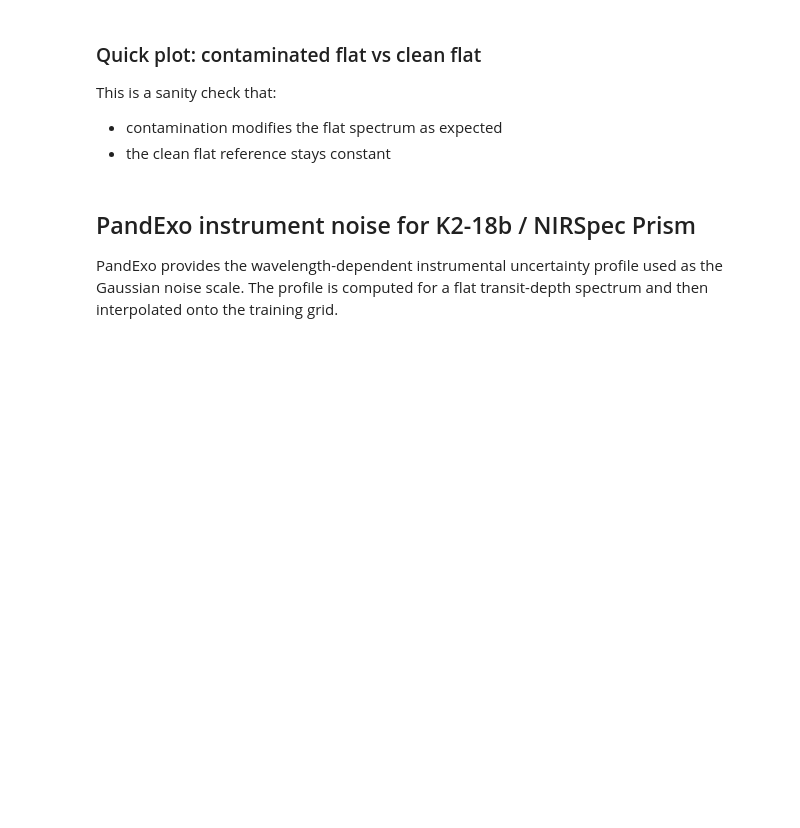
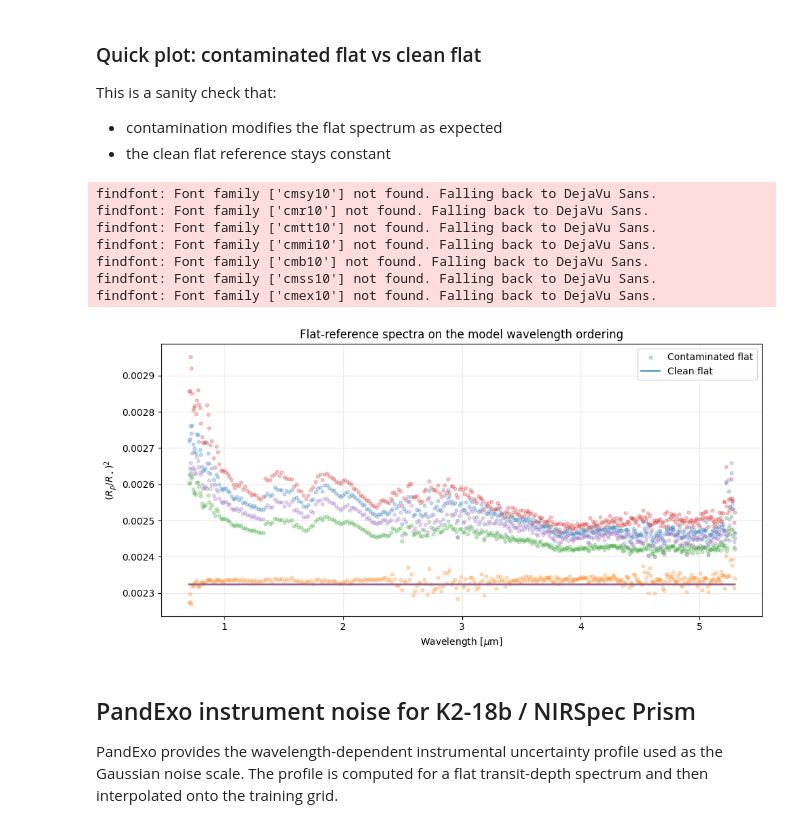
Before and after one commit to D4san/gdaespec, a Jupyter notebook: training-and-experiments/Sub_Neptune_Atmosphere/03_AE_Training.ipynb, the cells around one changed output. Drawn from its saved outputs; the diff is of its cells as text; code cells hidden in the pictures; blank space fills up the shorter version.

```diff
--- a/training-and-experiments/Sub_Neptune_Atmosphere/03_AE_Training.ipynb
+++ b/training-and-experiments/Sub_Neptune_Atmosphere/03_AE_Training.ipynb
@@ -190,17 +235,17 @@ training inputs.
 contamination_files = sorted(glob.glob("TLS/epsilon_T*_fspot*_ffac*.txt"))
 print("N contamination files found:", len(contamination_files))
 
-k2_18b_contam = apply_contaminations_from_files(
+k2_18b_contam_data = apply_contaminations_from_files(
     contamination_files,
     k2_18b,
     n_points=n_points,
 )
 
-flat_contam = apply_contaminations_from_files(
+flat_contam_data = apply_contaminations_from_files(
     contamination_files,
     flat,
     n_points=n_points,
 )
 
-print("k2_18b_contam:", k2_18b_contam.shape, "| data:", k2_18b_contam.data.shape)
-print("flat_contam:", flat_contam.shape, "| data:", flat_contam.data.shape)
+print("k2_18b_contam_data:", k2_18b_contam_data.shape)
+print("flat_contam_data:", flat_contam_data.shape)
@@ -253,3 +291,41 @@ plt.show()
+# %%
+wavelength_axis = np.asarray(waves[::-1], dtype=float)
+
+plt.figure(figsize=(10, 5))
+
+for draw_idx in range(5):
+    sample_idx = np.random.randint(0, flat_contam_data.shape[0])
+    plt.scatter(
+        wavelength_axis,
+        flat_contam_data[sample_idx].astype(float),
+        alpha=0.25,
+        s=12,
+        label="Contaminated flat" if draw_idx == 0 else None,
+    )
+    plt.plot(
+        wavelength_axis,
+        flat_mult_data[sample_idx].astype(float),
+        alpha=0.8,
+        linewidth=1.6,
+        label="Clean flat" if draw_idx == 0 else None,
+    )
+
+plt.xlabel(r"Wavelength [$\mu$m]")
+plt.ylabel(r"$(R_p/R_\star)^2$")
+plt.title("Flat-reference spectra on the model wavelength ordering")
+plt.grid(True, alpha=0.25)
+plt.legend(loc="best")
+plt.tight_layout()
+plt.show()
+# %% [output]
+findfont: Font family ['cmsy10'] not found. Falling back to DejaVu Sans.
+findfont: Font family ['cmr10'] not found. Falling back to DejaVu Sans.
+findfont: Font family ['cmtt10'] not found. Falling back to DejaVu Sans.
+findfont: Font family ['cmmi10'] not found. Falling back to DejaVu Sans.
+findfont: Font family ['cmb10'] not found. Falling back to DejaVu Sans.
+findfont: Font family ['cmss10'] not found. Falling back to DejaVu Sans.
+findfont: Font family ['cmex10'] not found. Falling back to DejaVu Sans.
+[figure, added]
 # %% [markdown]
 ## PandExo instrument noise for K2-18b / NIRSpec Prism
 
```
Also changed, not shown: parts of 31 cells of this notebook, 40 other files.
